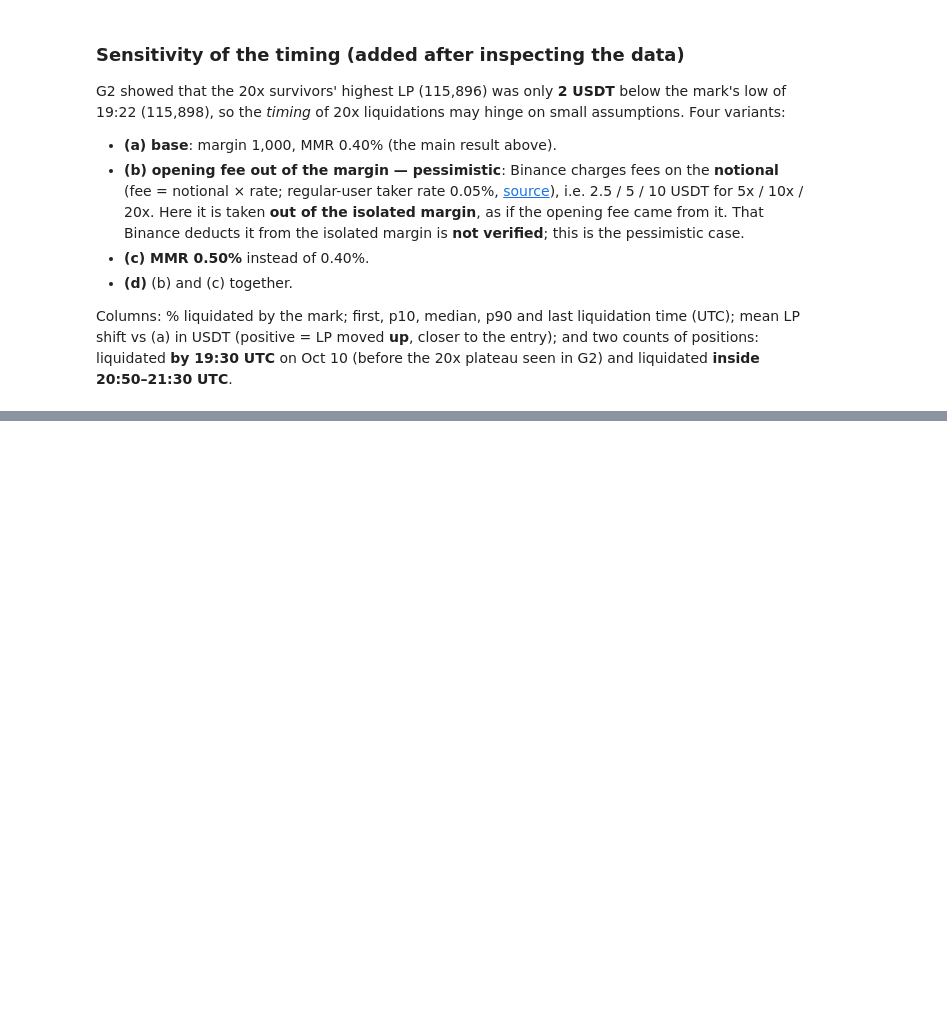
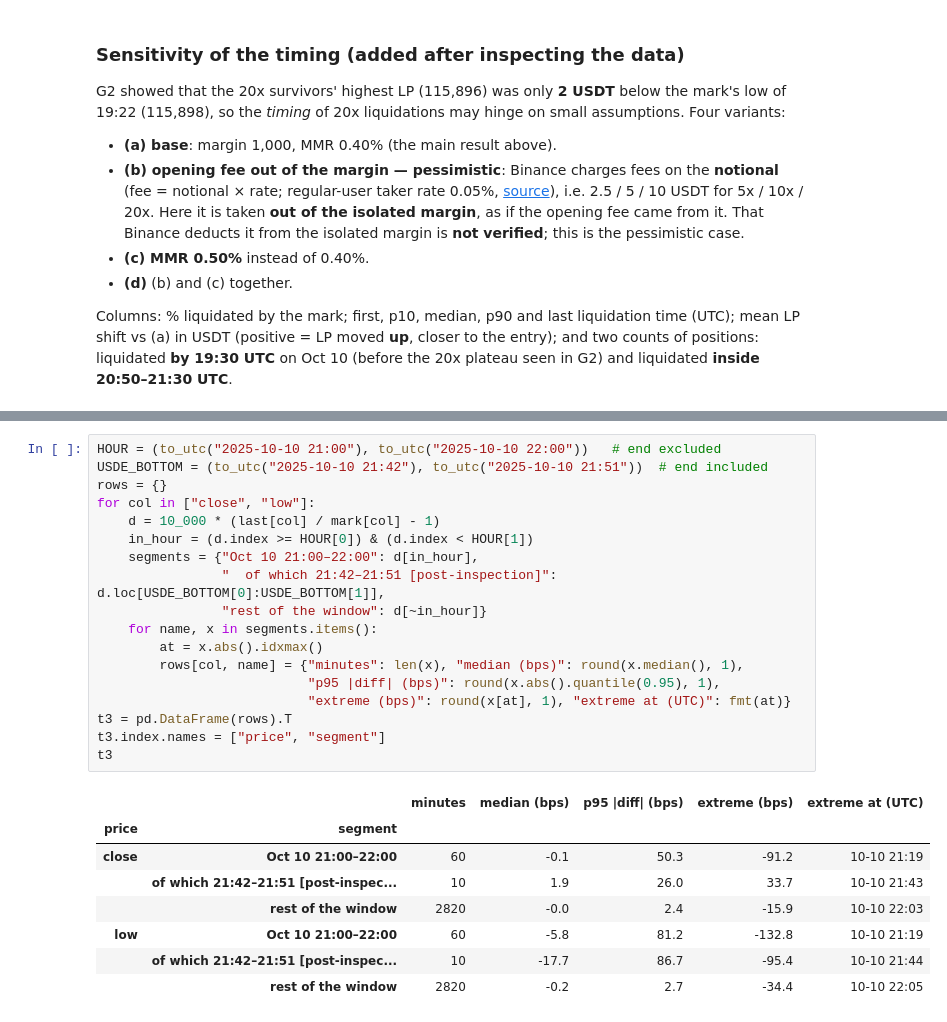
Before and after one commit to Alvarado-Maganna/crypto-quant-lab, a Jupyter notebook: notebooks/04_liquidation_math.ipynb, the cells around one changed output, grey strips where cells are left out. Saved outputs shown, nothing was run; the diff lists cells and outputs as text; blank space fills up the shorter version.

```diff
--- a/notebooks/04_liquidation_math.ipynb
+++ b/notebooks/04_liquidation_math.ipynb
@@ -653,0 +765,27 @@ opening fee per position (USDT): {5: 2.5, 10: 5.0, 20: 10.0}
+# %%
+HOUR = (to_utc("2025-10-10 21:00"), to_utc("2025-10-10 22:00"))   # end excluded
+USDE_BOTTOM = (to_utc("2025-10-10 21:42"), to_utc("2025-10-10 21:51"))  # end included
+rows = {}
+for col in ["close", "low"]:
+    d = 10_000 * (last[col] / mark[col] - 1)
+    in_hour = (d.index >= HOUR[0]) & (d.index < HOUR[1])
+    segments = {"Oct 10 21:00–22:00": d[in_hour],
+                "  of which 21:42–21:51 [post-inspection]": d.loc[USDE_BOTTOM[0]:USDE_BOTTOM[1]],
+                "rest of the window": d[~in_hour]}
+    for name, x in segments.items():
+        at = x.abs().idxmax()
+        rows[col, name] = {"minutes": len(x), "median (bps)": round(x.median(), 1),
+                           "p95 |diff| (bps)": round(x.abs().quantile(0.95), 1),
+                           "extreme (bps)": round(x[at], 1), "extreme at (UTC)": fmt(at)}
+t3 = pd.DataFrame(rows).T
+t3.index.names = ["price", "segment"]
+t3
+# %% [output]
+|  |  | minutes | median (bps) | p95 |diff| (bps) | extreme (bps) | extreme at (UTC) |
+| price | segment |  |  |  |  |  |
+| close | Oct 10 21:00–22:00 | 60 | -0.1 | 50.3 | -91.2 | 10-10 21:19 |
+|  | of which 21:42–21:51 [post-inspec... | 10 | 1.9 | 26.0 | 33.7 | 10-10 21:43 |
+|  | rest of the window | 2820 | -0.0 | 2.4 | -15.9 | 10-10 22:03 |
+| low | Oct 10 21:00–22:00 | 60 | -5.8 | 81.2 | -132.8 | 10-10 21:19 |
+|  | of which 21:42–21:51 [post-inspec... | 10 | -17.7 | 86.7 | -95.4 | 10-10 21:44 |
+|  | rest of the window | 2820 | -0.2 | 2.7 | -34.4 | 10-10 22:05 |
```
Also changed, not shown: parts of 8 cells of this notebook.
